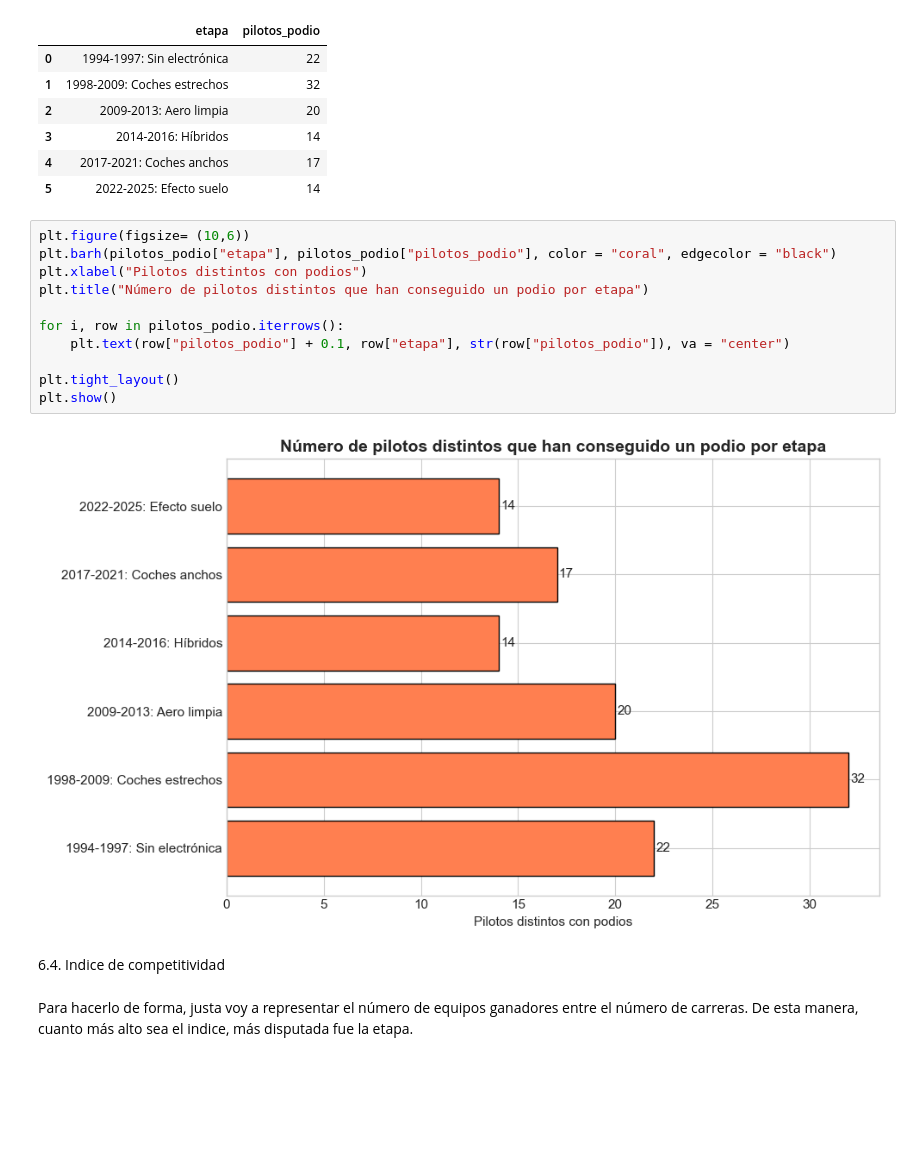
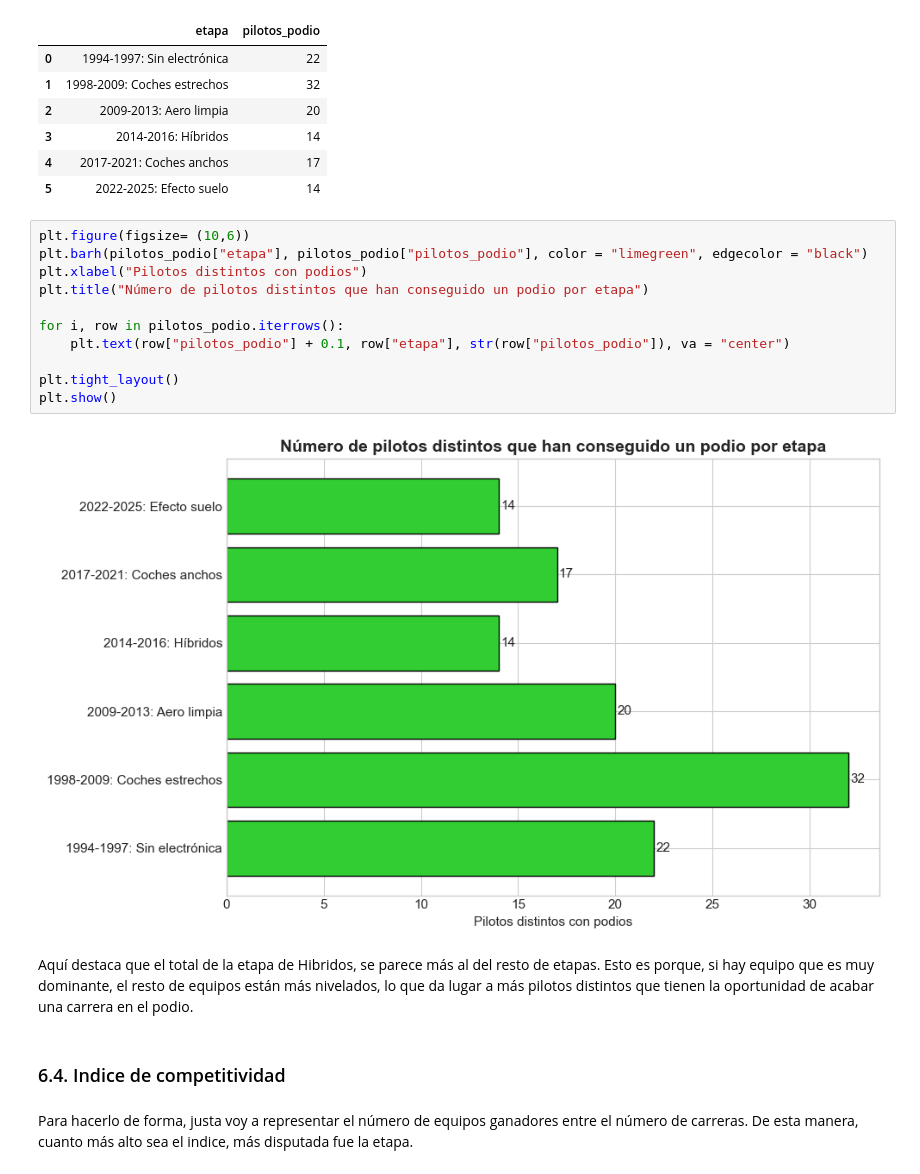
Before and after one commit to alejandrogrima/f1-database-project, a Jupyter notebook: notebooks/04_EDA_F1.ipynb, the cells around one changed output. Drawn from its saved outputs; the diff is of its cells as text; blank space fills up the shorter version.

```diff
--- a/notebooks/04_EDA_F1.ipynb
+++ b/notebooks/04_EDA_F1.ipynb
@@ -401,19 +404,21 @@ pilotos_podio
 | 5 | 2022-2025: Efecto suelo | 14 |
 # %%
 plt.figure(figsize= (10,6))
-plt.barh(pilotos_podio["etapa"], pilotos_podio["pilotos_podio"], color = "coral", edgecolor = "black")
+plt.barh(pilotos_podio["etapa"], pilotos_podio["pilotos_podio"], color = "limegreen", edgecolor = "black")
 plt.xlabel("Pilotos distintos con podios")
 plt.title("Número de pilotos distintos que han conseguido un podio por etapa")
 
 for i, row in pilotos_podio.iterrows():
     plt.text(row["pilotos_podio"] + 0.1, row["etapa"], str(row["pilotos_podio"]), va = "center")
 
 plt.tight_layout()
 plt.show()
 # %% [output]
-[figure, old version]
+[figure, new version]
+# %% [markdown]
+Aquí destaca que el total de la etapa de Hibridos, se parece más al del resto de etapas. Esto es porque, si hay equipo que es muy dominante, el resto de equipos están más nivelados, lo que da lugar a más pilotos distintos que tienen la oportunidad de acabar una carrera en el podio.
 # %% [markdown]
-6.4. Indice de competitividad
+### 6.4. Indice de competitividad
 # %% [markdown]
 Para hacerlo de forma, justa voy a representar el número de equipos ganadores entre el número de carreras. De esta manera, cuanto más alto sea el indice, más disputada fue la etapa.
 # %%
```
Also changed, not shown: parts of 26 cells of this notebook.
